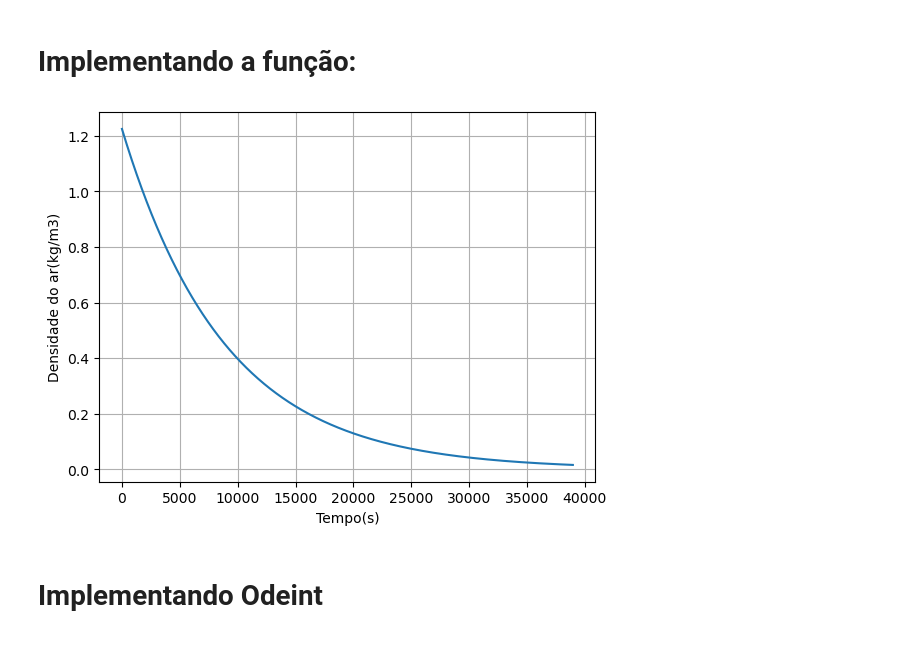
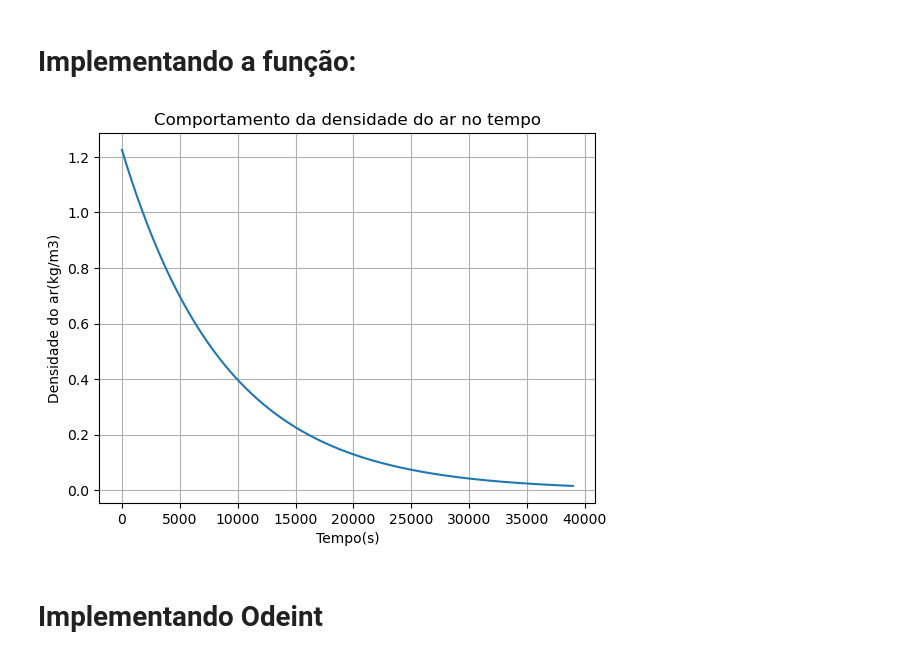
Before and after one commit to FLevn/P3-ModSim-Stratos, a Jupyter notebook: Projeto 3 - Jupyter.ipynb, the cells around one changed output. Saved outputs shown, nothing was run; the diff lists cells and outputs as text; code cells hidden in the pictures.

```diff
--- a/Projeto 3 - Jupyter.ipynb
+++ b/Projeto 3 - Jupyter.ipynb
@@ -40,19 +40,20 @@ lista_t = np.arange(0, 280, dt)
 # %%
 def densidade(y):
     densar=1.225 * ( e ** (-y/1000 / 8.882))
     if densar < 0:
         densar = 0
     return densar
 
 lista_y = np.arange(0,h_0,1)
 lista_dens = [densidade(y) for y in lista_y]
 plt.plot(lista_y,lista_dens)
 plt.grid()
+plt.title('Comportamento da densidade do ar no tempo')
 plt.xlabel('Tempo(s)')
 plt.ylabel('Densidade do ar(kg/m3)')
 plt.show()
 # %% [output]
-[figure, old version]
+[figure, new version]
 # %%
 def modelo(X, t, vventox, vventoy):
     x = X[0]
```
Also changed, not shown: parts of 3 cells of this notebook.
